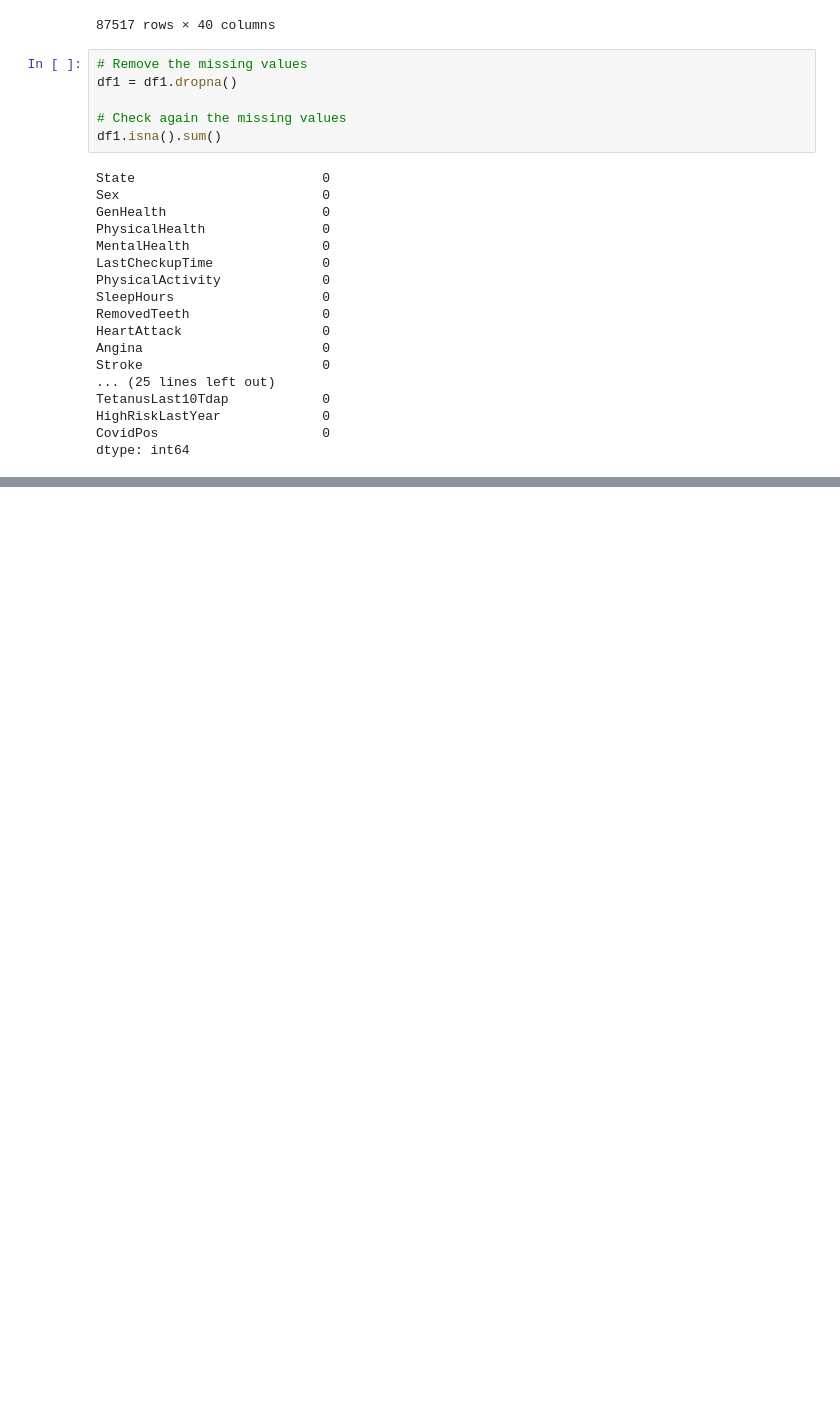
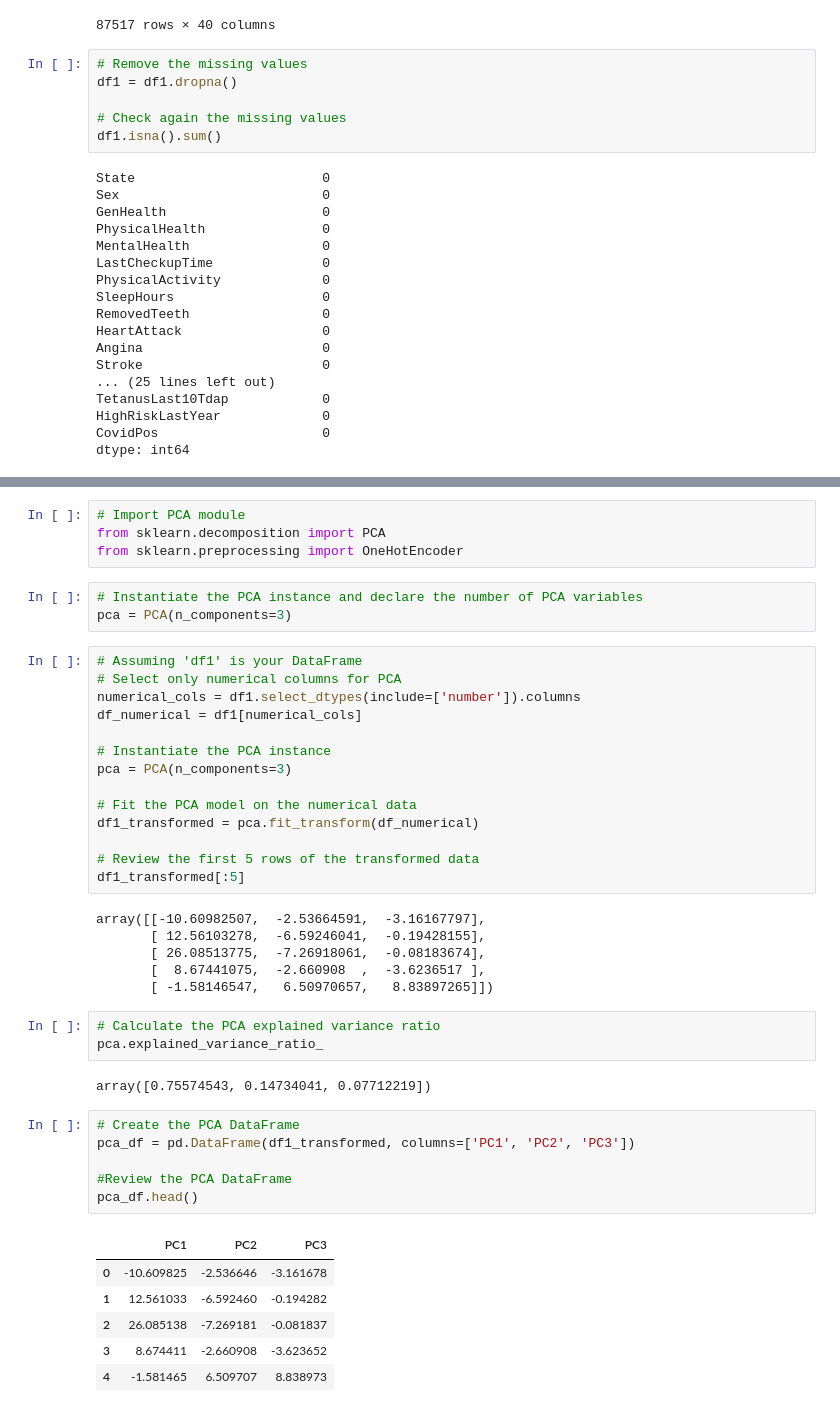
Before and after one commit to hatkiet/Project_4, a Jupyter notebook: Heart_Attack_ML_3_MH.ipynb, the cells around one changed output, grey strips where cells are left out. Cells and saved outputs as stored; diff of their text form; blank space fills up the shorter version.

```diff
--- a/Heart_Attack_ML_3_MH.ipynb
+++ b/Heart_Attack_ML_3_MH.ipynb
@@ -147,0 +177,45 @@ dtype: int64
+# %%
+# Import PCA module
+from sklearn.decomposition import PCA
+from sklearn.preprocessing import OneHotEncoder
+# %%
+# Instantiate the PCA instance and declare the number of PCA variables
+pca = PCA(n_components=3)
+# %%
+# Assuming 'df1' is your DataFrame
+# Select only numerical columns for PCA
+numerical_cols = df1.select_dtypes(include=['number']).columns
+df_numerical = df1[numerical_cols]
+
+# Instantiate the PCA instance
+pca = PCA(n_components=3)
+
+# Fit the PCA model on the numerical data
+df1_transformed = pca.fit_transform(df_numerical)
+
+# Review the first 5 rows of the transformed data
+df1_transformed[:5]
+# %% [output]
+array([[-10.60982507,  -2.53664591,  -3.16167797],
+       [ 12.56103278,  -6.59246041,  -0.19428155],
+       [ 26.08513775,  -7.26918061,  -0.08183674],
+       [  8.67441075,  -2.660908  ,  -3.6236517 ],
+       [ -1.58146547,   6.50970657,   8.83897265]])
+# %%
+# Calculate the PCA explained variance ratio
+pca.explained_variance_ratio_
+# %% [output]
+array([0.75574543, 0.14734041, 0.07712219])
+# %%
+# Create the PCA DataFrame
+pca_df = pd.DataFrame(df1_transformed, columns=['PC1', 'PC2', 'PC3'])
+
+#Review the PCA DataFrame
+pca_df.head()
+# %% [output]
+|  | PC1 | PC2 | PC3 |
+| 0 | -10.609825 | -2.536646 | -3.161678 |
+| 1 | 12.561033 | -6.592460 | -0.194282 |
+| 2 | 26.085138 | -7.269181 | -0.081837 |
+| 3 | 8.674411 | -2.660908 | -3.623652 |
+| 4 | -1.581465 | 6.509707 | 8.838973 |
```
Also changed, not shown: parts of 7 cells of this notebook.
